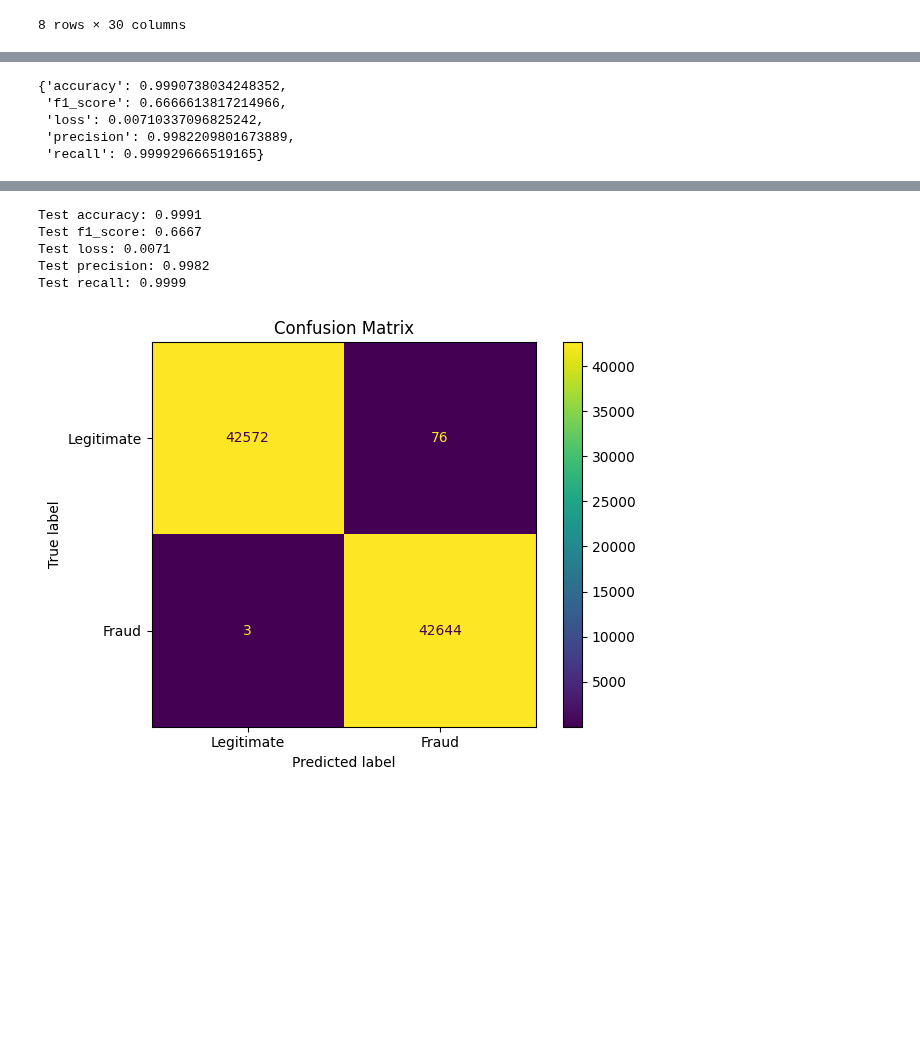
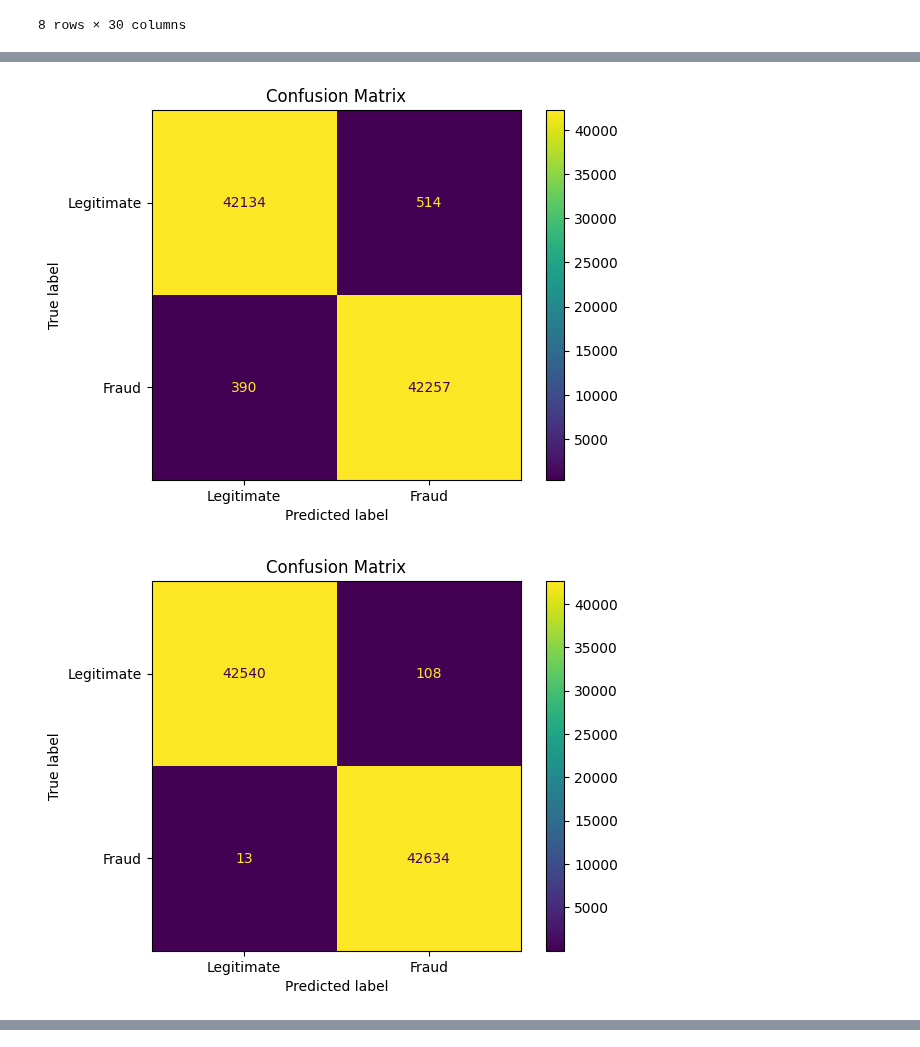
Before and after one commit to tkleg/SSE682-Capstone, a Jupyter notebook: basic.ipynb, the cells around one changed output, grey strips where cells are left out. Cells and saved outputs as stored; diff of their text form; code cells hidden in the pictures; blank space fills up the shorter version.

Commit message:
basic architecture evaluation

```diff
--- a/basic.ipynb
+++ b/basic.ipynb
@@ -16,25 +16,6 @@ import numpy as np
 print(tf.config.list_physical_devices())
 # %% [output]
 [PhysicalDevice(name='/physical_device:CPU:0', device_type='CPU')]
-# %%
-tf.keras.utils.set_random_seed(seed)
-
-model = Sequential([
-    Input(shape=(29,)),
-    Dense(64, activation='tanh'),
-    Dense(32, activation='tanh'),
-    Dense(16, activation='tanh'),
-    Dense(8, activation='tanh'),
-    Dense(4, activation='tanh'),
-    Dense(2, activation='tanh'),
-    Dense(1, activation='sigmoid')
-])
-
-model.compile(
-    optimizer='adam',
-    loss='binary_crossentropy',
-    metrics=['accuracy', 'f1_score', 'recall', 'precision']
-)
 # %%
 data = pd.read_csv("data/creditcard_2023.csv").drop(columns=["id"])
 print(data.describe())
@@ -99,11 +125,4 @@ There are a total of 0 missing values in the dataset.
 # %%
-model.fit(
-    x_train,
-    y_train,
-    epochs=25,
-    batch_size=2048,
-    validation_data=(x_val, y_val)
-)
-model.evaluate(x_test, y_test, return_dict=True)
+results = [build_model(architecture, num_input_features=29) for architecture in architectures]
 # %% [output]
 Epoch 1/25
@@ -126,5 +145,2 @@ Epoch 25/25
-{'accuracy': 0.9990738034248352,
- 'f1_score': 0.6666613817214966,
- 'loss': 0.00710337096825242,
- 'precision': 0.9982209801673889,
- 'recall': 0.999929666519165}
+[figure, added]
+[figure, added]
@@ -131,25 +148,0 @@ Epoch 25/25
-# %%
-test_metrics = model.evaluate(x_test, y_test, return_dict=True, verbose=0)
-for metric_name, metric_value in test_metrics.items():
-    print(f'Test {metric_name}: {metric_value:.4f}')
-# %% [output]
-Test accuracy: 0.9991
-Test f1_score: 0.6667
-Test loss: 0.0071
-Test precision: 0.9982
-Test recall: 0.9999
-# %%
-y_prob = model.predict(x_test, verbose=0).ravel()
-# Convert predicted probabilities to binary class predictions
-y_pred = (y_prob >= 0.5).astype(int)
-
-ConfusionMatrixDisplay.from_predictions(
-    y_test,
-    y_pred,
-    display_labels=['Legitimate', 'Fraud']
-)
-plt.title('Confusion Matrix')
-plt.tight_layout()
-plt.show()
-# %% [output]
-[figure, removed]
```
Also changed, not shown: parts of 3 cells of this notebook.
